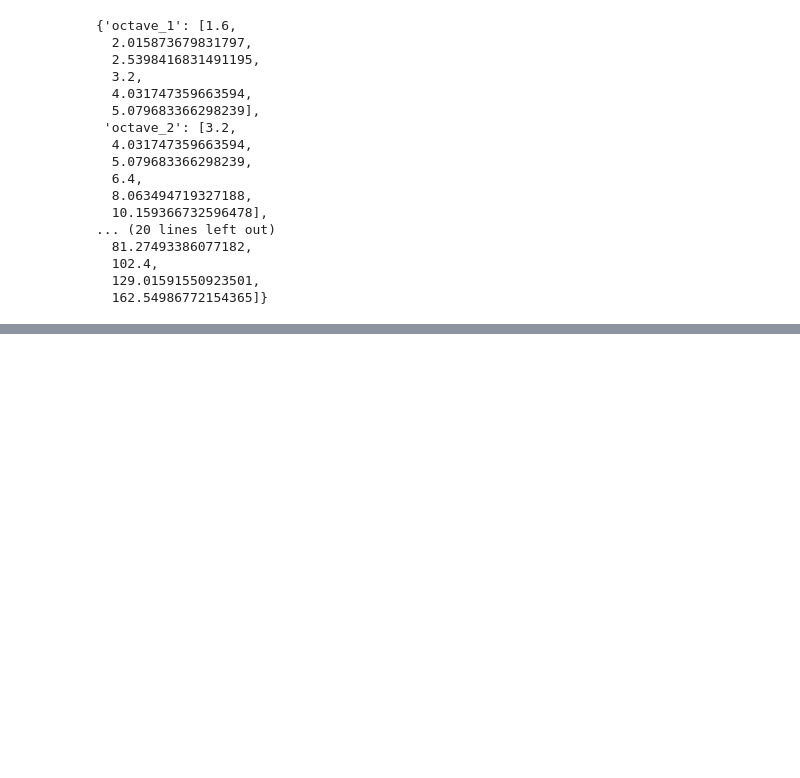
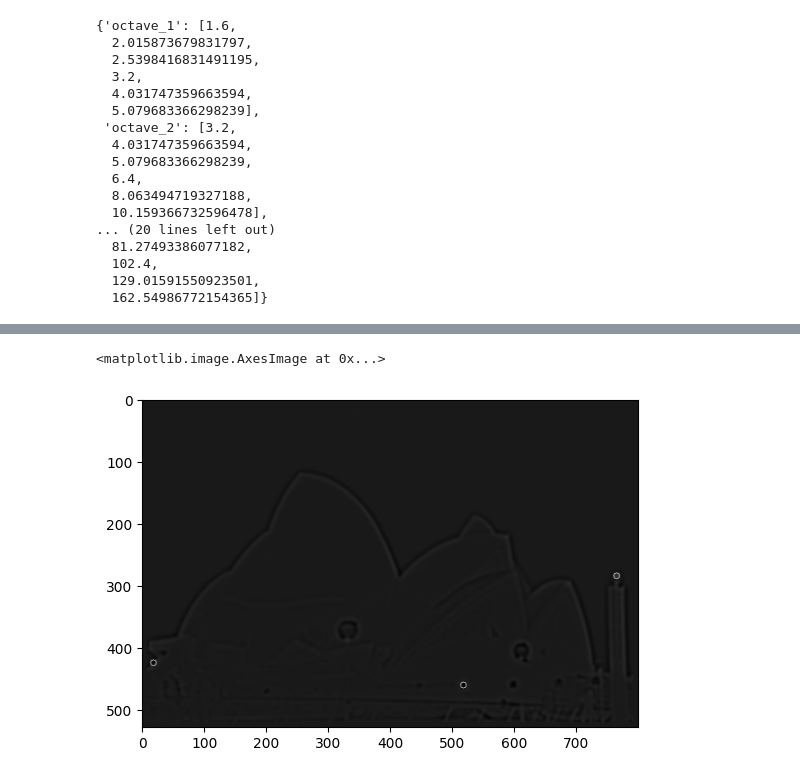
Before and after one commit to aaryadevchandra/perspective, a Jupyter notebook: sift.ipynb, the cells around one changed output, grey strips where cells are left out. Cells and saved outputs as stored; diff of their text form; code cells hidden in the pictures; blank space fills up the shorter version.

```diff
--- a/sift.ipynb
+++ b/sift.ipynb
@@ -138,0 +140,5 @@ def hessian_test(slice_3d_img):
+# %%
+plt.imshow(output_img1, cmap="grey")
+# %% [output]
+<matplotlib.image.AxesImage at 0x...>
+[figure, added]
```
Also changed, not shown: parts of 9 cells of this notebook, 2 other files.
